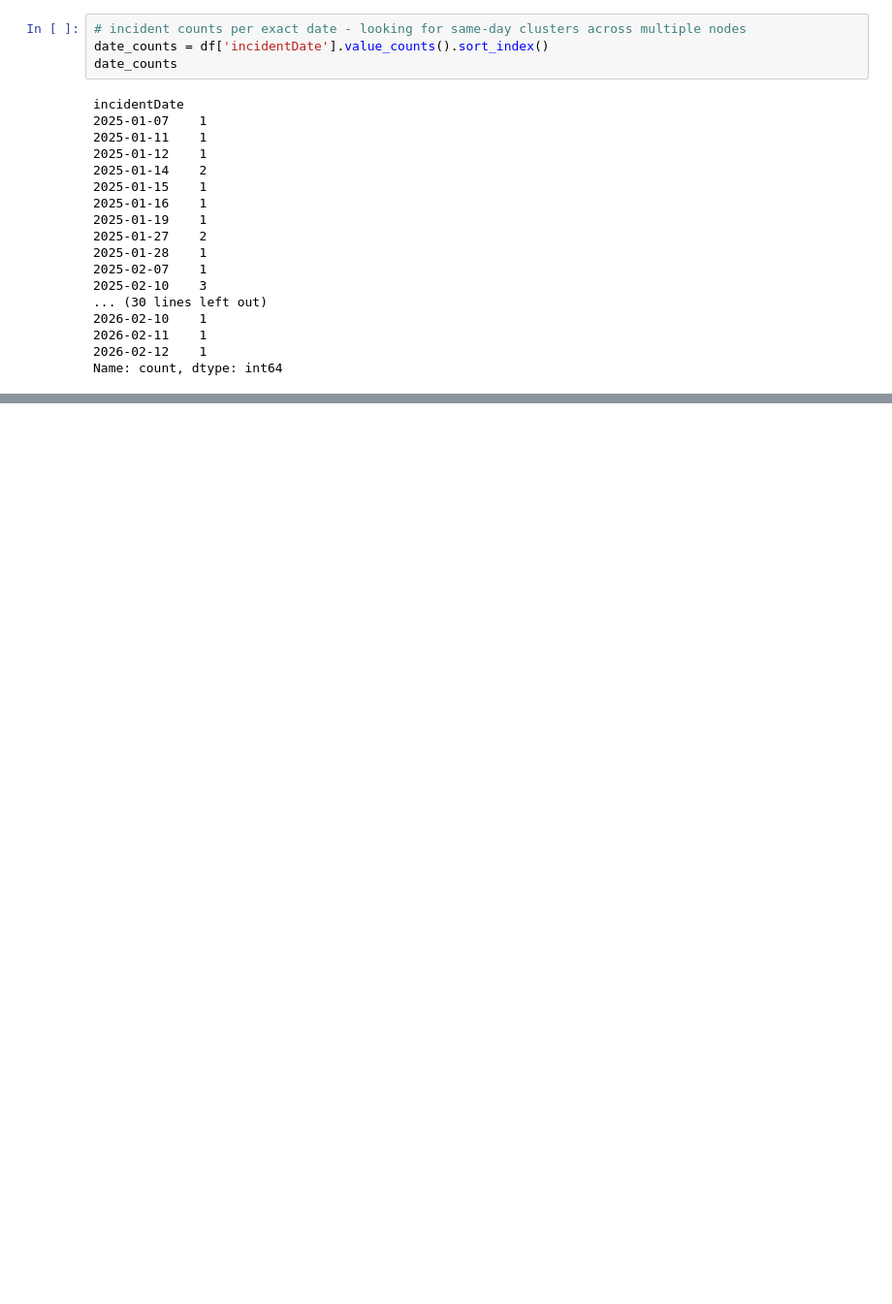
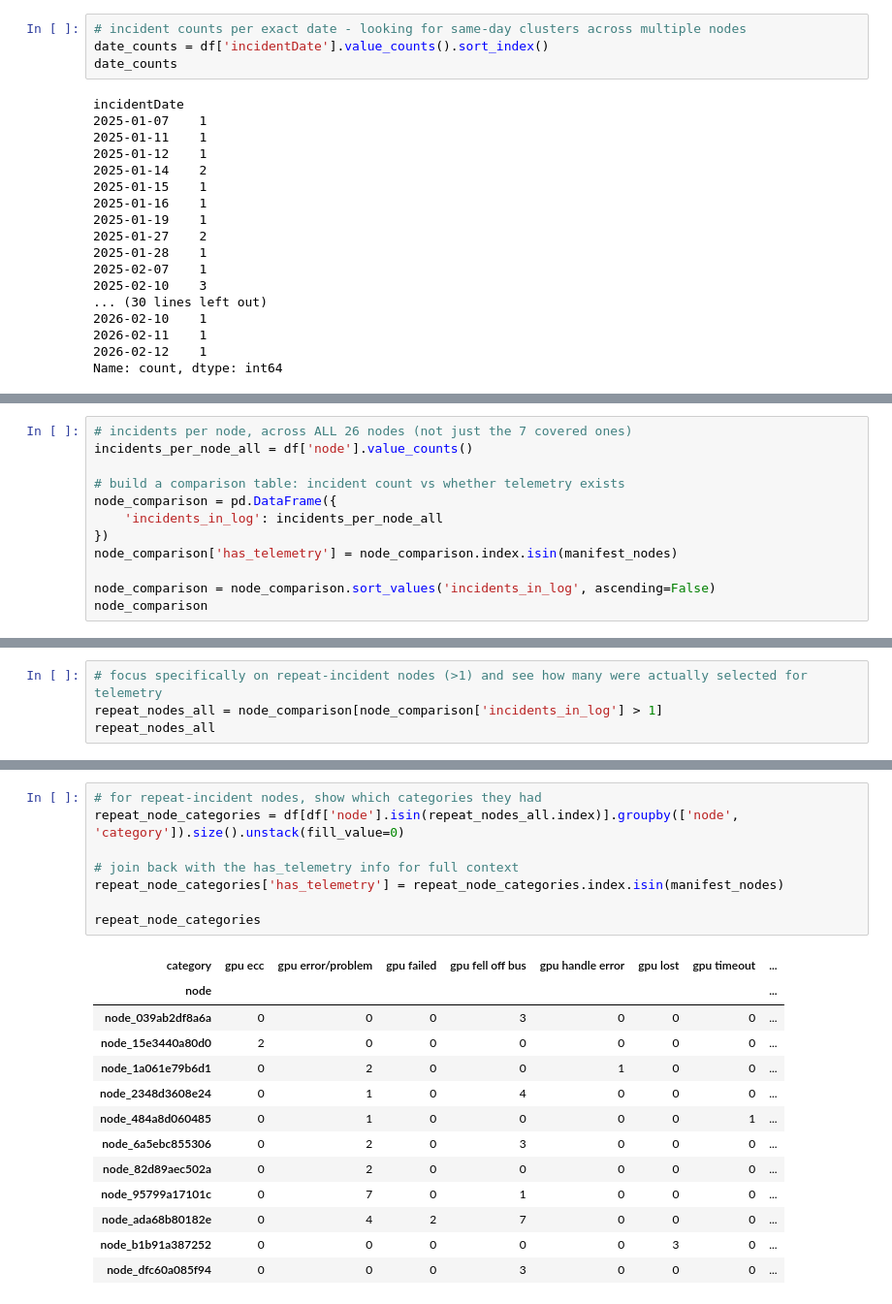
Before and after one commit to Deepak1520/msc-thesis-edge-gpu-anomaly-detection, a Jupyter notebook: notebook/eda_incident_events.ipynb, the cells around one changed output, grey strips where cells are left out. Shown at 97% size. Cells and saved outputs as stored; diff of their text form; blank space fills up the shorter version.

```diff
--- a/notebook/eda_incident_events.ipynb
+++ b/notebook/eda_incident_events.ipynb
@@ -288,0 +627,12 @@ Name: count, dtype: int64
+# %%
+# incidents per node, across ALL 26 nodes (not just the 7 covered ones)
+incidents_per_node_all = df['node'].value_counts()
+
+# build a comparison table: incident count vs whether telemetry exists
+node_comparison = pd.DataFrame({
+    'incidents_in_log': incidents_per_node_all
+})
+node_comparison['has_telemetry'] = node_comparison.index.isin(manifest_nodes)
+
+node_comparison = node_comparison.sort_values('incidents_in_log', ascending=False)
+node_comparison
@@ -288,0 +658,4 @@ Name: count, dtype: int64
+# %%
+# focus specifically on repeat-incident nodes (>1) and see how many were actually selected for telemetry
+repeat_nodes_all = node_comparison[node_comparison['incidents_in_log'] > 1]
+repeat_nodes_all
@@ -288,0 +676,22 @@ Name: count, dtype: int64
+# %%
+# for repeat-incident nodes, show which categories they had
+repeat_node_categories = df[df['node'].isin(repeat_nodes_all.index)].groupby(['node', 'category']).size().unstack(fill_value=0)
+
+# join back with the has_telemetry info for full context
+repeat_node_categories['has_telemetry'] = repeat_node_categories.index.isin(manifest_nodes)
+
+repeat_node_categories
+# %% [output]
+| category | gpu ecc | gpu error/problem | gpu failed | gpu fell off bus | gpu handle error | gpu lost | gpu timeout | ... |
+| node |  |  |  |  |  |  |  | ... |
+| node_039ab2df8a6a | 0 | 0 | 0 | 3 | 0 | 0 | 0 | ... |
+| node_15e3440a80d0 | 2 | 0 | 0 | 0 | 0 | 0 | 0 | ... |
+| node_1a061e79b6d1 | 0 | 2 | 0 | 0 | 1 | 0 | 0 | ... |
+| node_2348d3608e24 | 0 | 1 | 0 | 4 | 0 | 0 | 0 | ... |
+| node_484a8d060485 | 0 | 1 | 0 | 0 | 0 | 0 | 1 | ... |
+| node_6a5ebc855306 | 0 | 2 | 0 | 3 | 0 | 0 | 0 | ... |
+| node_82d89aec502a | 0 | 2 | 0 | 0 | 0 | 0 | 0 | ... |
+| node_95799a17101c | 0 | 7 | 0 | 1 | 0 | 0 | 0 | ... |
+| node_ada68b80182e | 0 | 4 | 2 | 7 | 0 | 0 | 0 | ... |
+| node_b1b91a387252 | 0 | 0 | 0 | 0 | 0 | 3 | 0 | ... |
+| node_dfc60a085f94 | 0 | 0 | 0 | 3 | 0 | 0 | 0 | ... |
```
Also changed, not shown: parts of 33 cells of this notebook.
